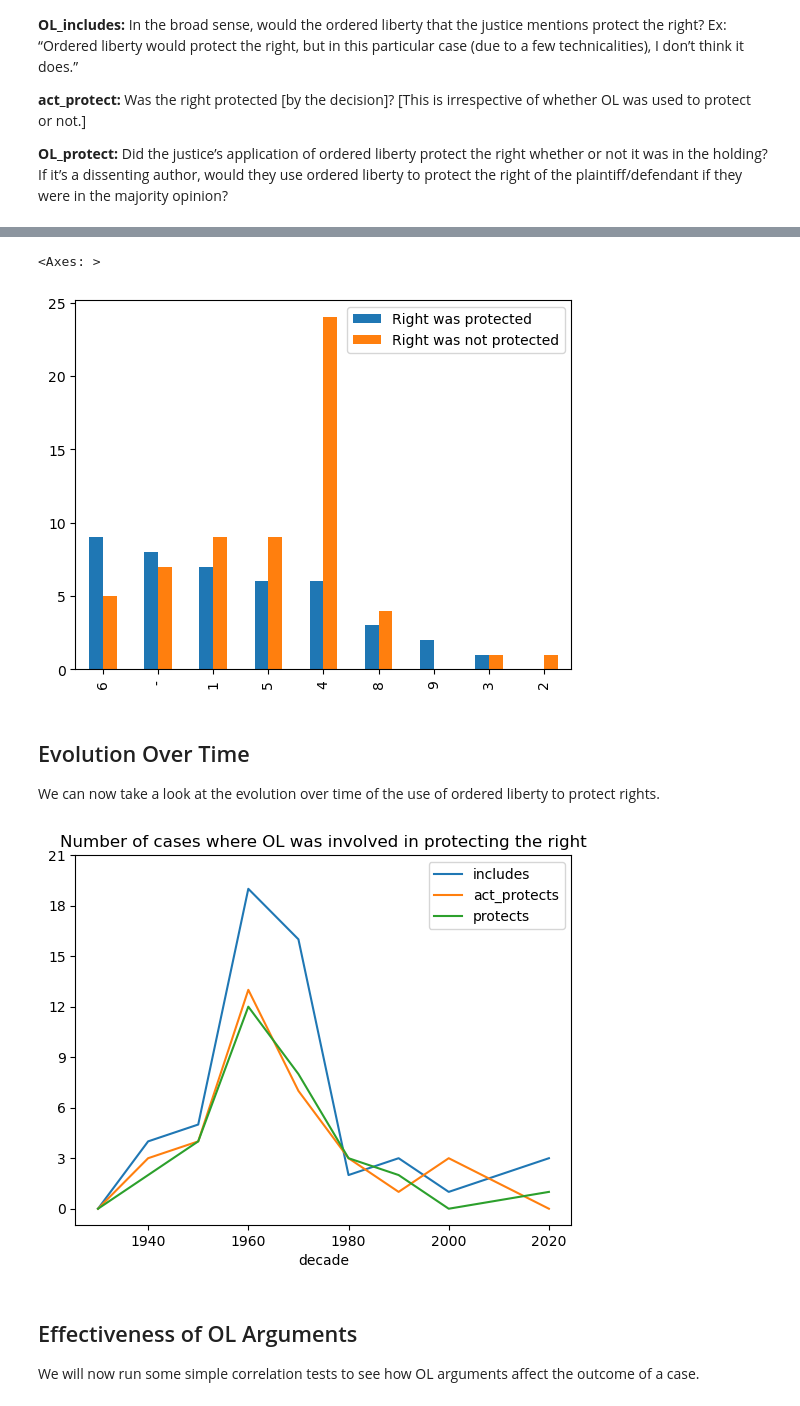
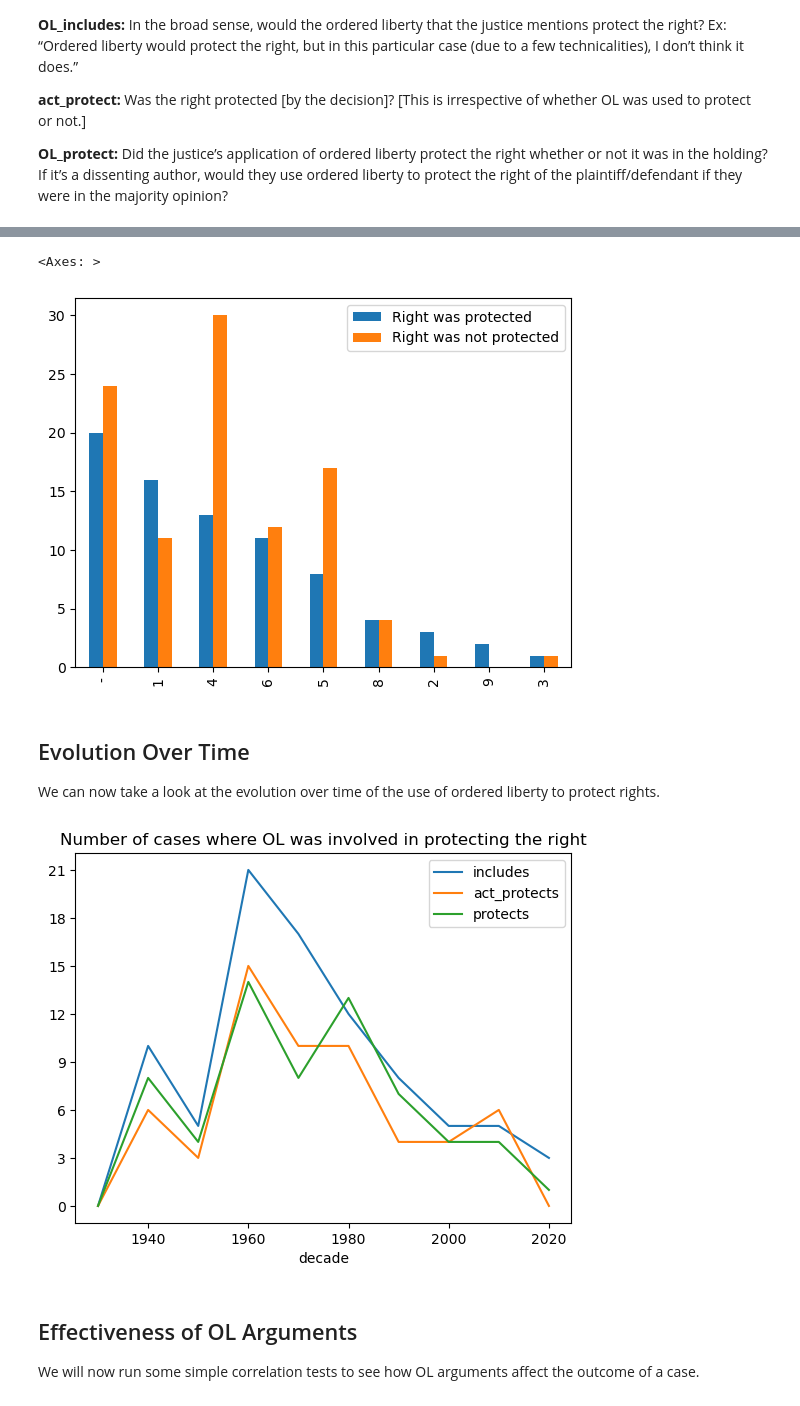
Before and after one commit to Athan13/OrderedLibertyPCS, a Jupyter notebook: right_and_clause.ipynb, the cells around one changed output, grey strips where cells are left out. Cells and saved outputs as stored; diff of their text form; code cells hidden in the pictures.

Commit message:
analysis done again with draft 2 dataset

```diff
--- a/right_and_clause.ipynb
+++ b/right_and_clause.ipynb
@@ -7,6 +7,6 @@ import pandas as pd
 import matplotlib.pyplot as plt
 import numpy as np
 # %%
-ol_df = pd.read_csv("dataset.csv").drop(columns=["about", "Quotes", "notes", "Unnamed: 21", "Unnamed: 22", "Unnamed: 23", "how used", "notes.1", "OL_context", "drew_from_1", "drew_from_2"])
+ol_df = pd.read_csv("dataset_draft2.csv").drop(columns=["about", "drew_from_1"])
 ol_df
 # %% [output]
@@ -105,7 +105,7 @@ pd.concat({
 }, axis=1).plot.bar()
 # %% [output]
 <Axes: >
-[figure, old version]
+[figure, new version]
 # %% [markdown]
 ## Evolution Over Time
 
@@ -113,35 +113,35 @@ We can now take a look at the evolution over time of the use of ordered liberty
 # %%
 ol_df["decade"] = ol_df["year"].apply(lambda x: x // 10 * 10)
 
 # df below is the number of cases in each of OL_includes, act_protect, and OL_protect that actually protect the right
 decades_df_abs = pd.DataFrame({
     "decade": ol_df["decade"].unique(),
     "includes":     [ol_df[(ol_df["decade"] == decade) & ((ol_df["OL_includes"] == "0") | (ol_df["OL_includes"] == "1"))]["OL_includes"].astype(int).sum()
                         for decade in ol_df["decade"].unique()],
     "act_protects": [ol_df[(ol_df["decade"] == decade) & ((ol_df["act_protect"] == "0") | (ol_df["act_protect"] == "1"))]["act_protect"].astype(int).sum()
                         for decade in ol_df["decade"].unique()],
     "protects":     [ol_df[(ol_df["decade"] == decade) & ((ol_df["OL_protect"] == "0") | (ol_df["OL_protect"] == "1"))]["OL_protect"].astype(int).sum()
                         for decade in ol_df["decade"].unique()]
-})
+}).drop(index = 6) # drop nans
 
 # df below is the proportion of cases in each of OL_includes, act_protect, and OL_protect that actually protect the right
 # This is a bit noisy so I'm not gonna plot it, I'm leaving it here just in case.
 decades_df_prop = pd.DataFrame({
     "decade": ol_df["decade"].unique(),
     "OL_includes":     [ol_df[(ol_df["decade"] == decade) & ((ol_df["OL_includes"] == "0") | (ol_df["OL_includes"] == "1"))]["OL_includes"].astype(int).mean()
                         for decade in ol_df["decade"].unique()],
     "act_protect": [ol_df[(ol_df["decade"] == decade) & ((ol_df["act_protect"] == "0") | (ol_df["act_protect"] == "1"))]["act_protect"].astype(int).mean()
                         for decade in ol_df["decade"].unique()],
     "OL_protect":     [ol_df[(ol_df["decade"] == decade) & ((ol_df["OL_protect"] == "0") | (ol_df["OL_protect"] == "1"))]["OL_protect"].astype(int).mean()
                         for decade in ol_df["decade"].unique()]
-})
+}).drop(index = 6)
 
 decades_df_abs.plot.line(x="decade")
 plt.title("Number of cases where OL was involved in protecting the right")
 plt.yticks(list(range(0, 22, 3)))
 plt.show()
 # %% [output]
-[figure, old version]
+[figure, new version]
 # %% [markdown]
 ## Effectiveness of OL Arguments
 We will now run some simple correlation tests to see how OL arguments affect the outcome of a case.
```
Also changed, not shown: parts of 6 cells of this notebook, 3 other files.
